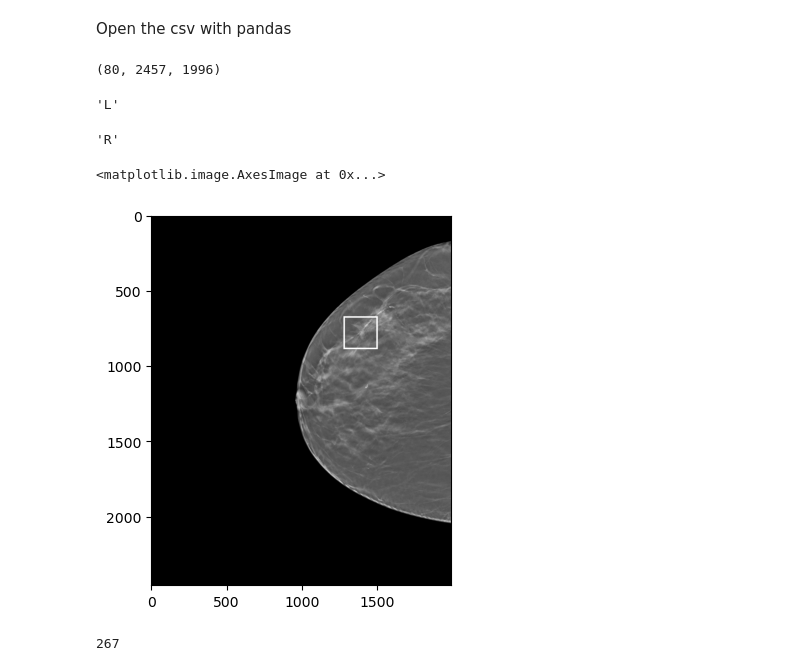
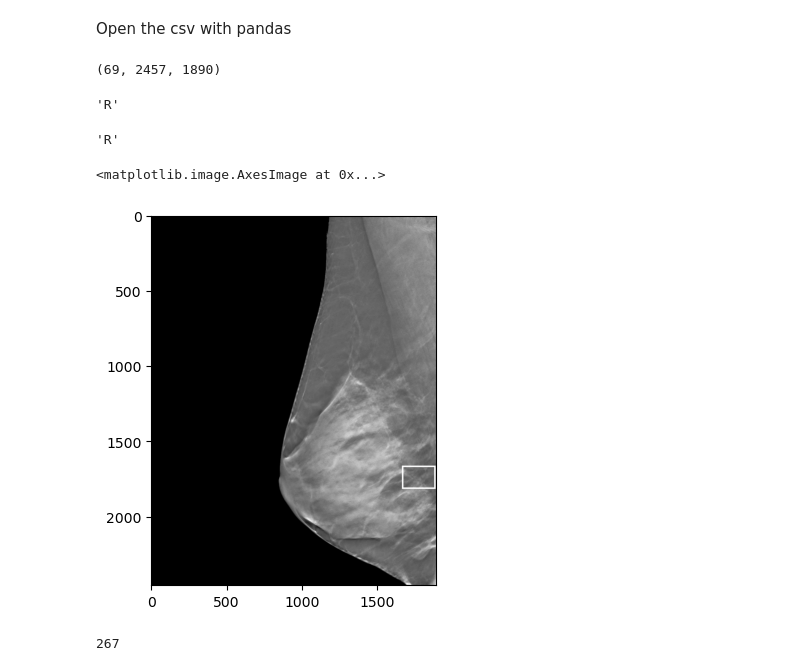
Before and after one commit to andreaberti11235/DBT_utils_script, a Jupyter notebook: dcm_to_png_crop_test.ipynb, the cells around one changed output. Cells and saved outputs as stored; diff of their text form; code cells hidden in the pictures.

Commit message:
tested on other images

```diff
--- a/dcm_to_png_crop_test.ipynb
+++ b/dcm_to_png_crop_test.ipynb
@@ -84,7 +84,7 @@ def idx_square_box(idx, og_size, new_size):
 # %% [markdown]
 ## Test on DBT-P00024_DBT-S03255_lcc image
 # %%
-img_path = '/Users/andreaberti/Documents/work/DBT/DBT_TCIA/dcm_images/benign/DBT-P00060_DBT-S00787_rcc.dcm'
+img_path = '/Users/andreaberti/Documents/work/DBT/DBT_TCIA/dcm_images/benign/DBT-P02750_DBT-S00905_rmlo1.dcm'
 csv_path = '/Users/andreaberti/Documents/work/DBT/DBT_TCIA/BCS-DBT_boxes-train-v2.csv'
 # %% [markdown]
 Open the csv with pandas
@@ -94,7 +94,7 @@ dcm_img = pydicom.dcmread(img_path)
 # %%
 npy_img = dcm_img.pixel_array
 # %%
-view = 'rcc'
+view = 'rmlo1'
 view_laterality = view[0].upper()
 image_laterality = _get_image_laterality(npy_img)
 if not image_laterality == view_laterality:
@@ -105,21 +105,21 @@ npy_img =npy_img.astype(np.uint8)
 # %%
 npy_img.shape
 # %% [output]
-(80, 2457, 1996)
+(69, 2457, 1890)
 # %%
 view_laterality
 # %% [output]
-'L'
+'R'
 # %%
 image_laterality
 # %% [output]
 'R'
 # %%
-img_bbox = draw_box(image=npy_img[21, :, :], x=1276, y=672, width=228, height=219, lw=10)
+img_bbox = draw_box(image=npy_img[32, :, :], x=1664, y=1664, width=224, height=155, lw=10)
 plt.imshow(img_bbox, cmap='gray')
 # %% [output]
 <matplotlib.image.AxesImage at 0x...>
-[figure, old version]
+[figure, new version]
 # %%
 x=267
 y=488
```
